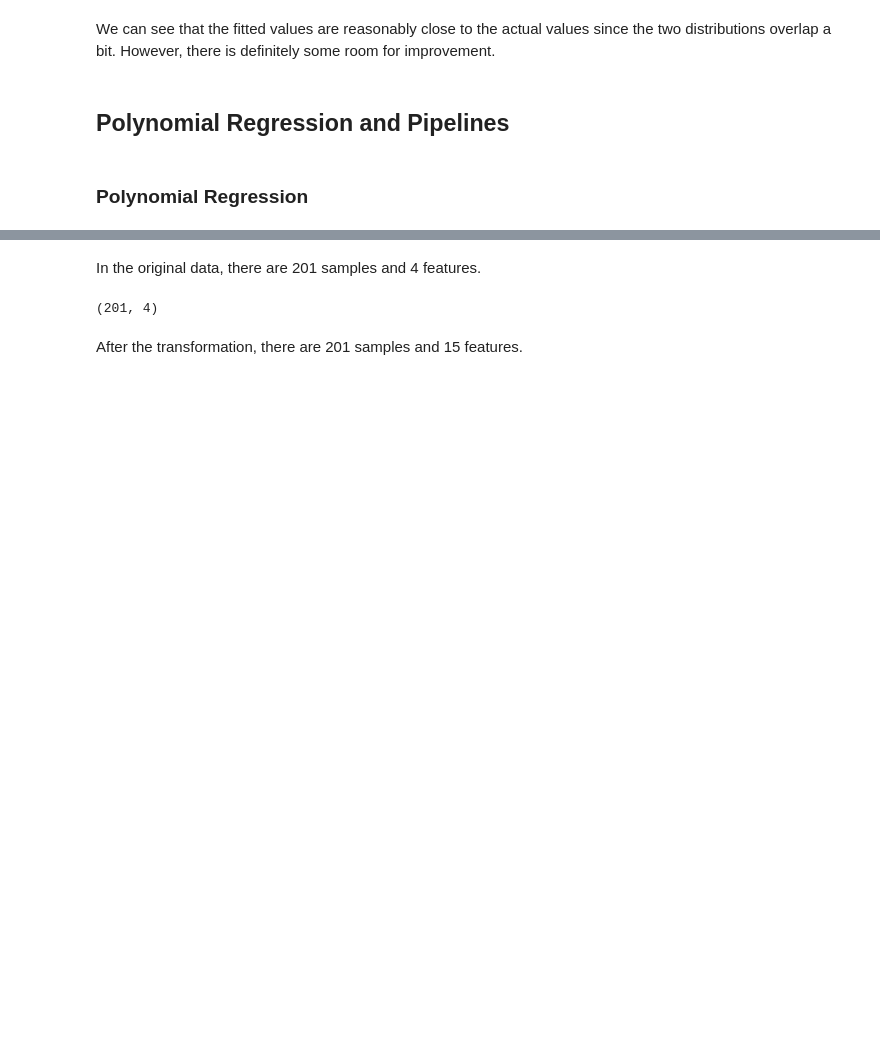
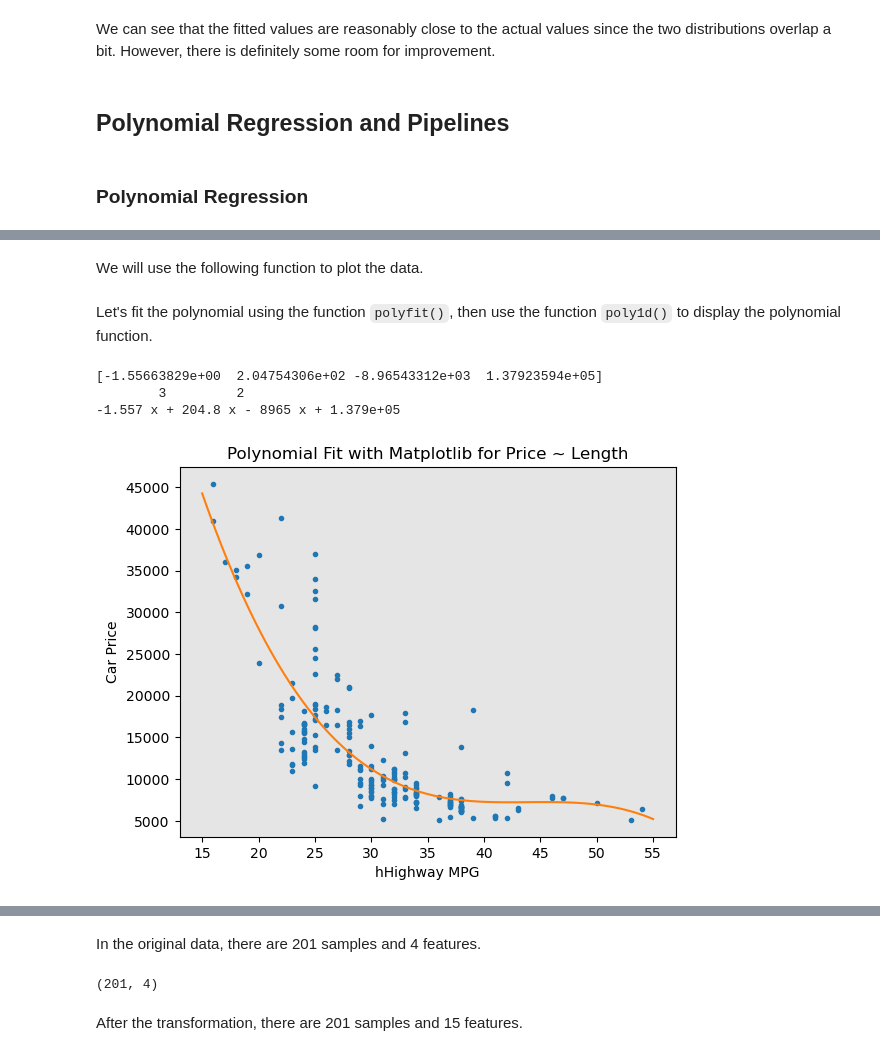
Before and after one commit to dark-teal-coder/course-cognitiveclass-data-analysis-with-python, a Jupyter notebook: module04/Lab-04-01-Model-Development.ipynb, the cells around one changed output, grey strips where cells are left out. Saved outputs shown, nothing was run; the diff lists cells and outputs as text; code cells hidden in the pictures; blank space fills up the shorter version.

Commit message:
Clean code in ### Polynomial Regression

```diff
--- a/module04/Lab-04-01-Model-Development.ipynb
+++ b/module04/Lab-04-01-Model-Development.ipynb
@@ -617,0 +541,43 @@ Z_pr=pr.fit_transform(Z)
+# %% [markdown]
+We will use the following function to plot the data.
+# %%
+def plot_polynomial(model, independent_variable, dependent_variabble, x_label):
+	## Return evenly spaced numbers over a specified interval
+	x_new = np.linspace(15, 55, 100)
+	y_new = model(x_new)
+	## Plot y versus x as lines and/or markers
+	## Parameters: horizontal/vertical coordinates of the data points, format string for line properties
+	plt.plot(independent_variable, dependent_variabble, '.', x_new, y_new, '-')
+	plt.title('Polynomial Fit with Matplotlib for Price ~ Length')
+	## Get the current Axes
+	ax = plt.gca()
+	## Set the face color of the plot
+	ax.set_facecolor((0.898, 0.898, 0.898))
+	## Get the current figure
+	fig = plt.gcf()
+	plt.xlabel(x_label)
+	plt.ylabel('Car Price')
+	plt.show()
+	plt.close()
+# %% [markdown]
+Let's fit the polynomial using the function `polyfit()`, then use the function `poly1d()` to display the polynomial function.
+# %%
+## Variables
+x = df['highway-mpg']
+y = df['price']
+## Fit a polynomial of degree "deg" to points (x, y) and return the polynomial coefficients
+## Polynomial of the 3rd order
+p_coef = np.polyfit(x, y, 3)
+print(p_coef)
+## Get 1-dimensional polynomial function
+p = np.poly1d(p_coef)
+print(p)
+# %% [output]
+[-1.55663829e+00  2.04754306e+02 -8.96543312e+03  1.37923594e+05]
+        3         2
+-1.557 x + 204.8 x - 8965 x + 1.379e+05
+# %%
+## Plot the function
+plot_polynomial(p, x, y, "hHighway MPG")
+# %% [output]
+[figure, added]
```
Also changed, not shown: parts of 41 cells of this notebook.
